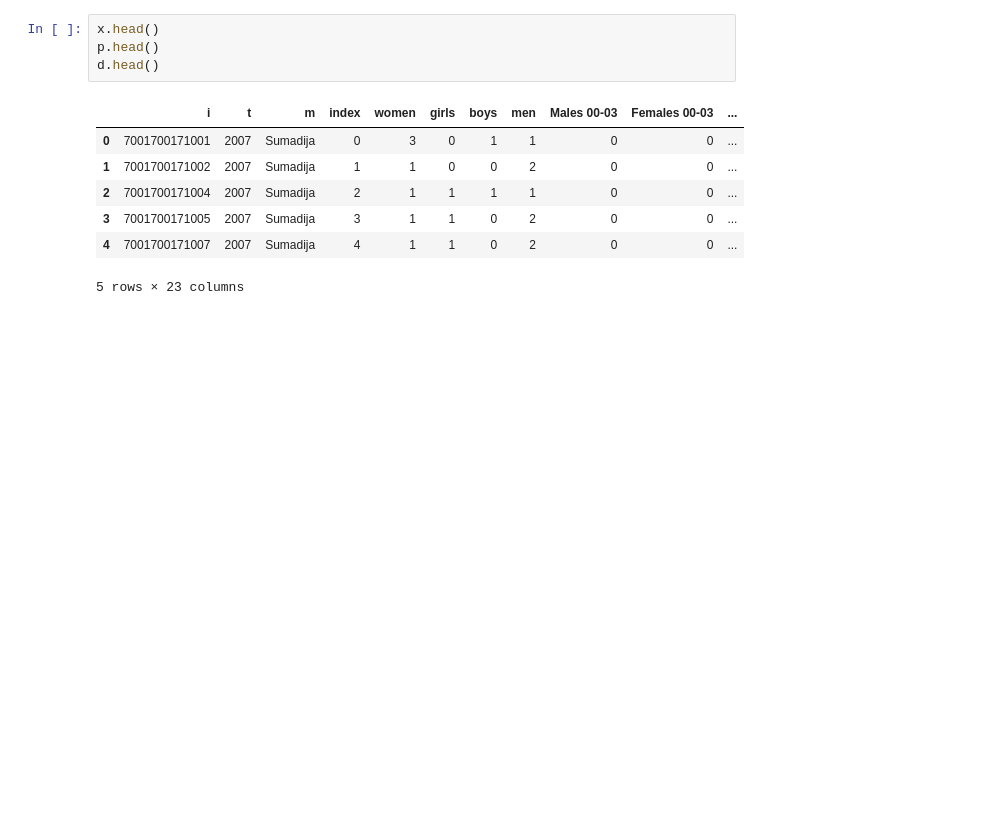
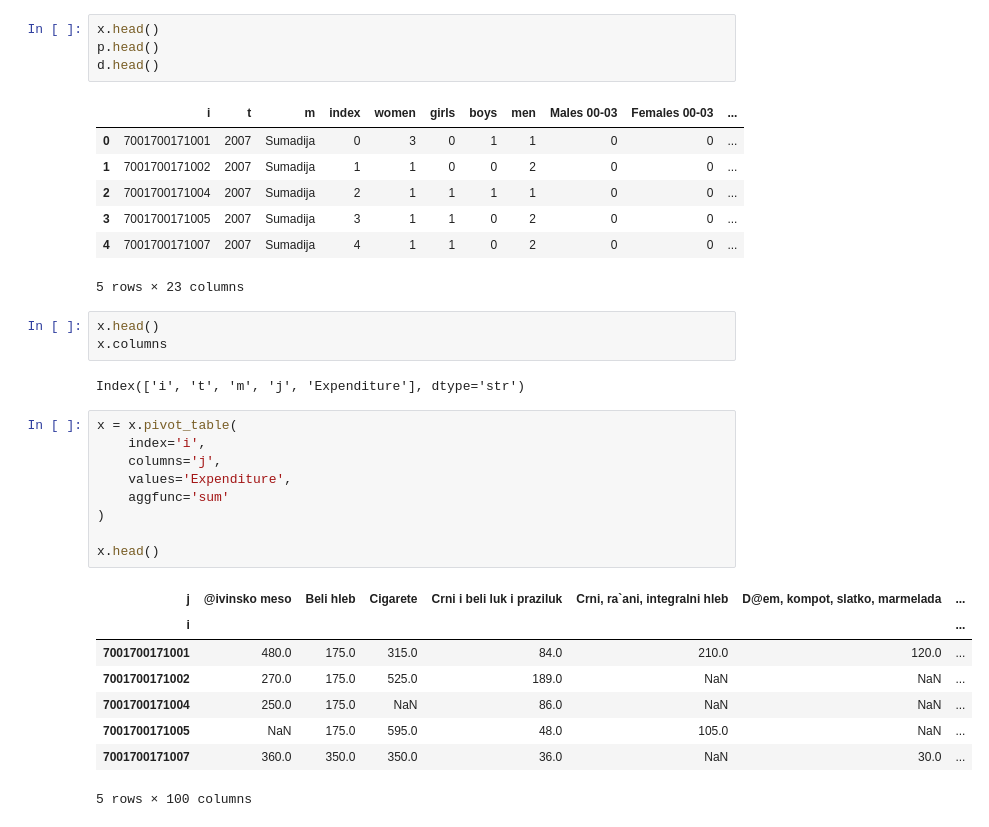
Before and after one commit to cloveshih07/EEP-Project-3---Team-Mary-Paley-Marshall, a Jupyter notebook: project-3-mainhub.ipynb, the cells around one changed output. Cells and saved outputs as stored; diff of their text form; blank space fills up the shorter version.

```diff
--- a/project-3-mainhub.ipynb
+++ b/project-3-mainhub.ipynb
@@ -193,3 +193,26 @@ d.head()
 | 3 | 7001700171005 | 2007 | Sumadija | 3 | 1 | 1 | 0 | 2 | 0 | 0 | ... |
 | 4 | 7001700171007 | 2007 | Sumadija | 4 | 1 | 1 | 0 | 2 | 0 | 0 | ... |
 5 rows × 23 columns
+# %%
+x.head()
+x.columns
+# %% [output]
+Index(['i', 't', 'm', 'j', 'Expenditure'], dtype='str')
+# %%
+x = x.pivot_table(
+    index='i',
+    columns='j',
+    values='Expenditure',
+    aggfunc='sum'
+)
+
+x.head()
+# %% [output]
+| j | @ivinsko meso | Beli hleb | Cigarete | Crni i beli luk i praziluk | Crni, ra`ani, integralni hleb | D@em, kompot, slatko, marmelada | ... |
+| i |  |  |  |  |  |  | ... |
+| 7001700171001 | 480.0 | 175.0 | 315.0 | 84.0 | 210.0 | 120.0 | ... |
+| 7001700171002 | 270.0 | 175.0 | 525.0 | 189.0 | NaN | NaN | ... |
+| 7001700171004 | 250.0 | 175.0 | NaN | 86.0 | NaN | NaN | ... |
+| 7001700171005 | NaN | 175.0 | 595.0 | 48.0 | 105.0 | NaN | ... |
+| 7001700171007 | 360.0 | 350.0 | 350.0 | 36.0 | NaN | 30.0 | ... |
+5 rows × 100 columns
```
Also changed, not shown: parts of 12 cells of this notebook.
